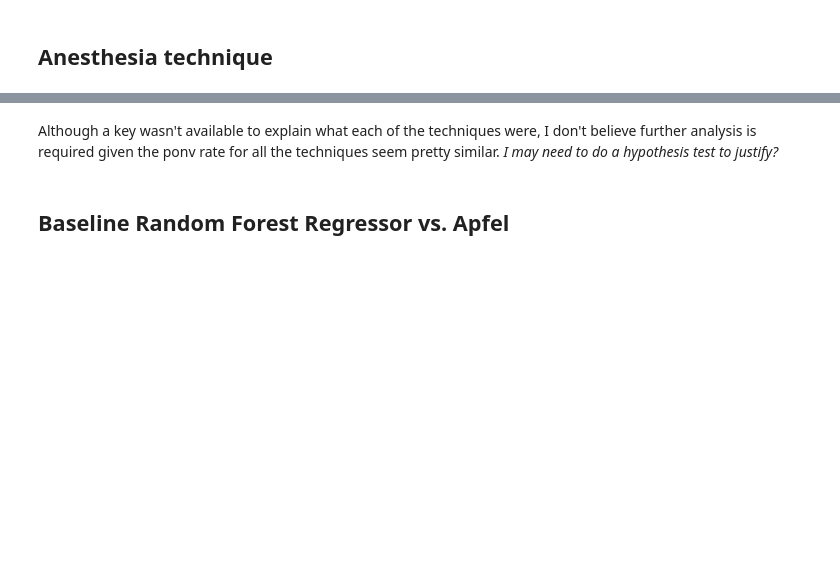
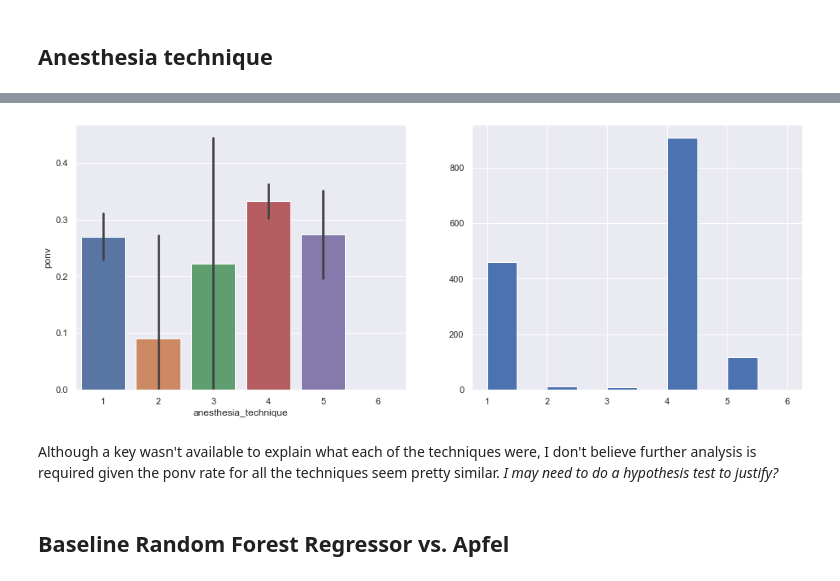
Before and after one commit to brokengrappler/PONV_Classifier, a Jupyter notebook: jpnb/P3_EDA.ipynb, the cells around one changed output, grey strips where cells are left out. Saved outputs shown, nothing was run; the diff lists cells and outputs as text; code cells hidden in the pictures; blank space fills up the shorter version.

```diff
--- a/jpnb/P3_EDA.ipynb
+++ b/jpnb/P3_EDA.ipynb
@@ -123,0 +307,5 @@ pp_data['ponv'] = train_y
+# %%
+analysis_df = pd.read_pickle('../pkl_files/analysis_df.pkl')
+# %%
+analysis_x = analysis_df.drop(['ponv', 'vomiting24h'], axis=1)
+analysis_y = analysis_df[['ponv', 'vomiting24h']]
@@ -142,9 +357,11 @@ train_x['anesthesia_technique'].value_counts()
 # %%
 fig = plt.figure(figsize=(16,6))
 ax1 = fig.add_subplot(121)
 ax2 = fig.add_subplot(122)
-sns.barplot(train_x['anesthesia_technique'], train_y, ax=ax1)
-sns.kdeplot(train_x['anesthesia_technique'], ax=ax2)
+sns.barplot(tv_x['anesthesia_technique'], tv_y['ponv'], ax=ax1)
+ax2=plt.hist(tv_x['anesthesia_technique'])
+# %% [output]
+[figure, added]
 # %% [markdown]
 Although a key wasn't available to explain what each of the techniques were, I don't believe further analysis is required given the ponv rate for all the techniques seem pretty similar. *I may need to do a hypothesis test to justify?*
 # %% [markdown]
```
Also changed, not shown: parts of 147 cells of this notebook, 29 other files.
